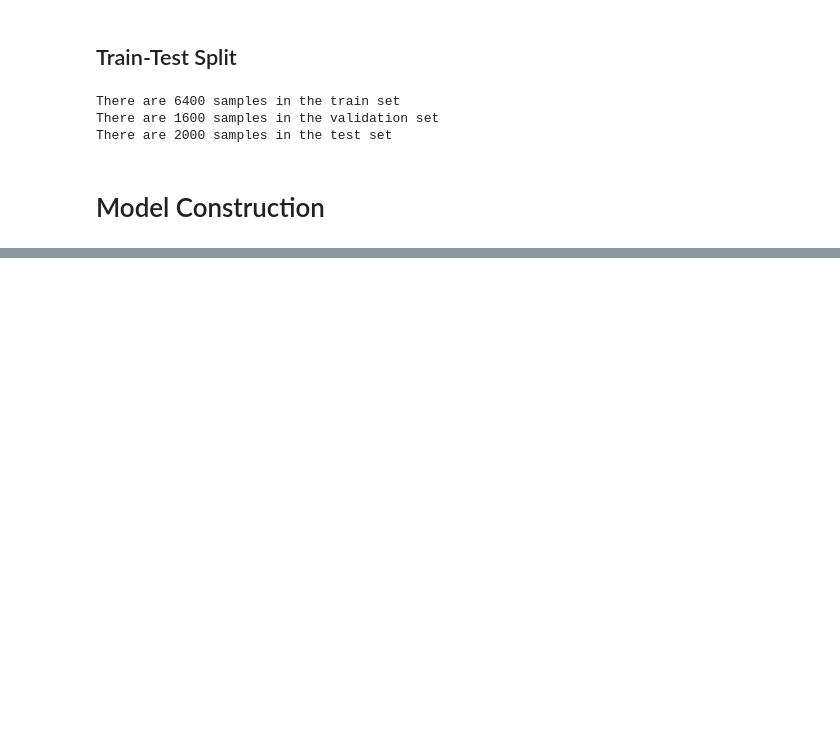
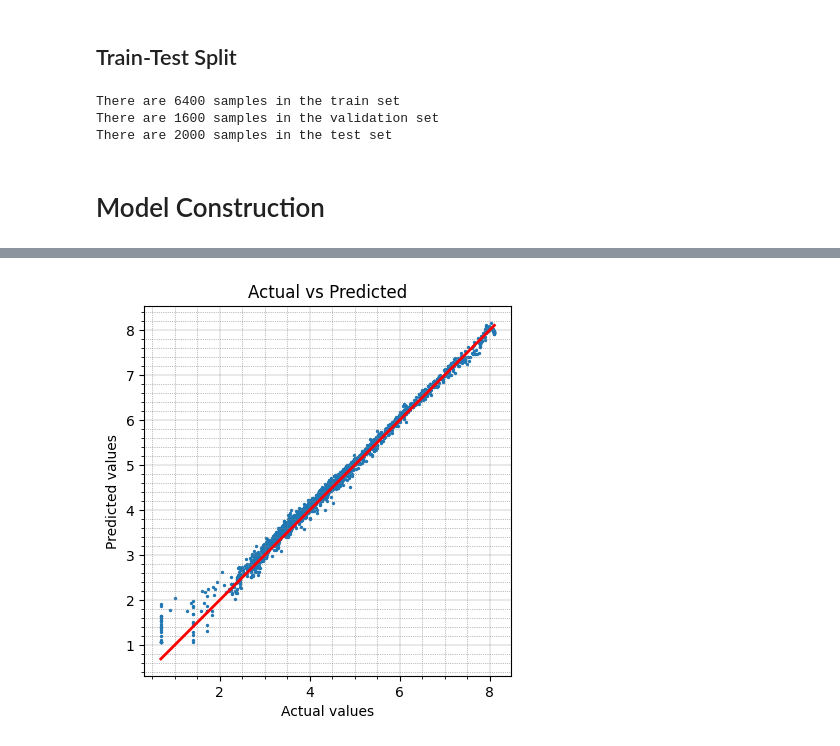
Before and after one commit to TME-6015-Programming-Project/main, a Jupyter notebook: TME6015_Project.ipynb, the cells around one changed output, grey strips where cells are left out. Saved outputs shown, nothing was run; the diff lists cells and outputs as text; code cells hidden in the pictures; blank space fills up the shorter version.

```diff
--- a/TME6015_Project.ipynb
+++ b/TME6015_Project.ipynb
@@ -288,0 +284,5 @@ plt.show()
+# %%
+model_directory = 'model/model.h5'
+
+# Save the model in HDF5 format
+model.save(model_directory)
@@ -288,0 +291,5 @@ plt.show()
+# %%
+from tensorflow.keras.models import load_model
+loaded_model = load_model(model_directory)
+# %%
+y_loaded_pred = loaded_model.predict(X_test)
@@ -288,0 +298,19 @@ plt.show()
+# %%
+# Scatter plot of actual vs predicted values
+plt.scatter(y_test, y_loaded_pred,s=2)
+
+# Line showing perfect prediction (if predicted = actual)
+plt.plot([min(y_test), max(y_test)], [min(y_test), max(y_test)], color='red', lw=2)
+plt.gca().set_aspect('equal', adjustable='box')
+
+plt.xlabel('Actual values')
+plt.ylabel('Predicted values')
+plt.title('Actual vs Predicted')
+
+plt.grid(which='major', color='gray', linestyle='-', linewidth=0.25)
+plt.grid(which='minor', color='gray', linestyle=':', linewidth=0.5)
+plt.minorticks_on()
+
+plt.show()
+# %% [output]
+[figure, added]
```
Also changed, not shown: parts of 14 cells of this notebook, 1 other file.
